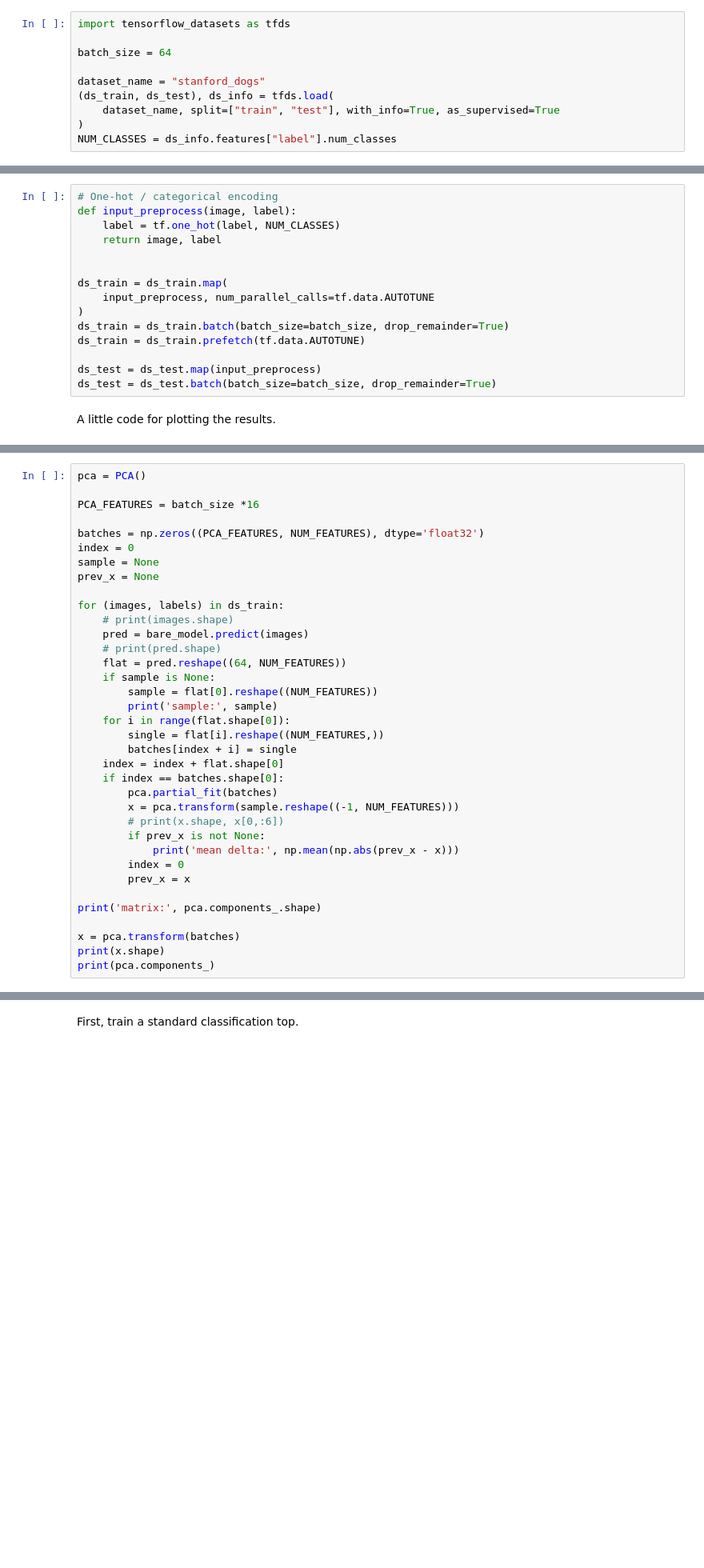
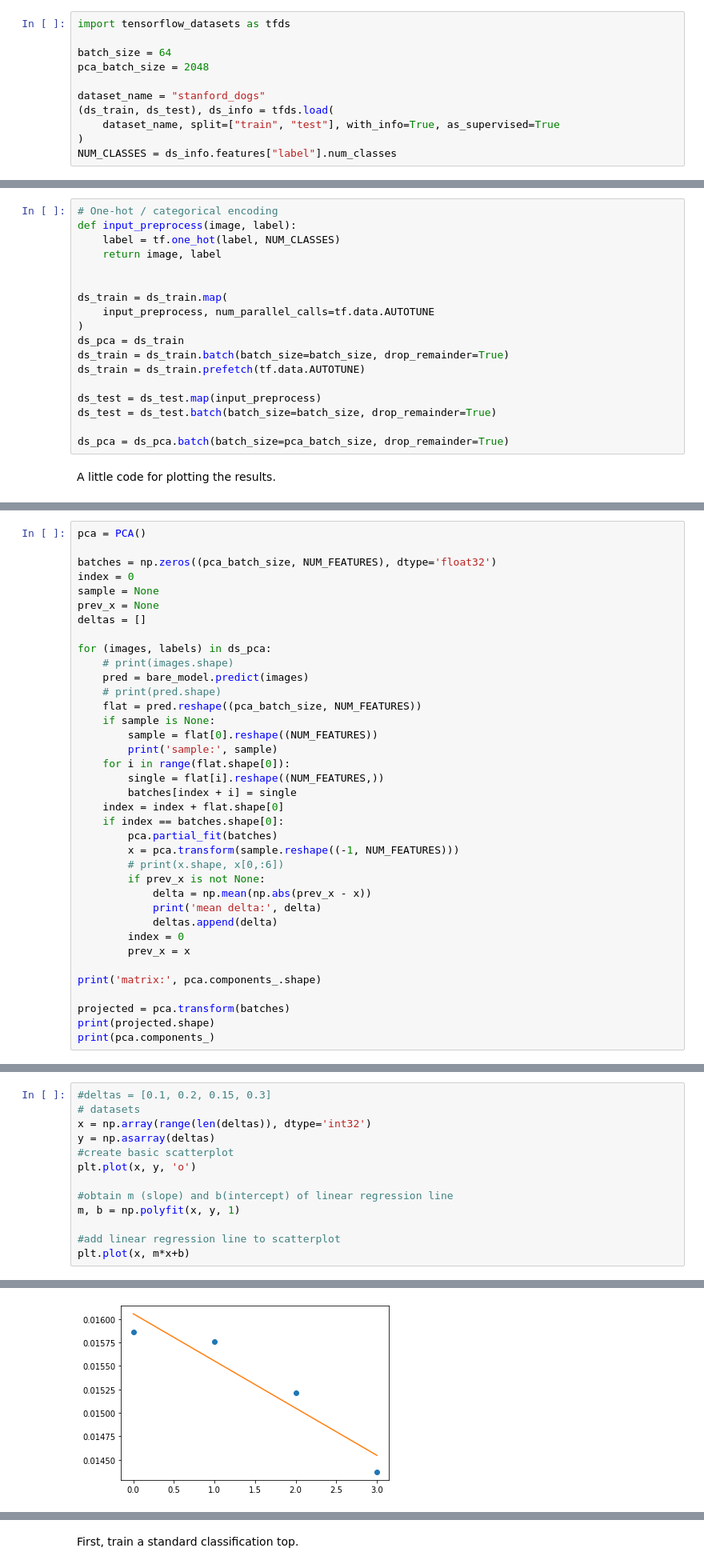
Before and after one commit to LanceNorskog/keras-fbcnn, a Jupyter notebook: notebooks/Bilinear_CNN_PCA_image_classification_efficientnet_fine_tuning.ipynb, the cells around one changed output, grey strips where cells are left out. Shown at 80% size. Cells and saved outputs as stored; diff of their text form; blank space fills up the shorter version.

Commit message:
Added plotting to PCA

```diff
--- a/notebooks/Bilinear_CNN_PCA_image_classification_efficientnet_fine_tuning.ipynb
+++ b/notebooks/Bilinear_CNN_PCA_image_classification_efficientnet_fine_tuning.ipynb
@@ -42,6 +43,7 @@ INFO:tensorflow:Using MirroredStrategy with devices ('/job:localhost/replica:0/t
 import tensorflow_datasets as tfds
 
 batch_size = 64
+pca_batch_size = 2048
 
 dataset_name = "stanford_dogs"
 (ds_train, ds_test), ds_info = tfds.load(
@@ -132,11 +135,14 @@ def input_preprocess(image, label):
 ds_train = ds_train.map(
     input_preprocess, num_parallel_calls=tf.data.AUTOTUNE
 )
+ds_pca = ds_train
 ds_train = ds_train.batch(batch_size=batch_size, drop_remainder=True)
 ds_train = ds_train.prefetch(tf.data.AUTOTUNE)
 
 ds_test = ds_test.map(input_preprocess)
 ds_test = ds_test.batch(batch_size=batch_size, drop_remainder=True)
+
+ds_pca = ds_pca.batch(batch_size=pca_batch_size, drop_remainder=True)
 # %% [markdown]
 A little code for plotting the results.
 # %%
@@ -184,18 +192,17 @@ bare_model = build_model(NUM_CLASSES)
 # %%
 pca = PCA()
 
-PCA_FEATURES = batch_size *16
-
-batches = np.zeros((PCA_FEATURES, NUM_FEATURES), dtype='float32')
+batches = np.zeros((pca_batch_size, NUM_FEATURES), dtype='float32')
 index = 0
 sample = None
 prev_x = None
+deltas = []
 
-for (images, labels) in ds_train:
+for (images, labels) in ds_pca:
     # print(images.shape)
     pred = bare_model.predict(images)
     # print(pred.shape)
-    flat = pred.reshape((64, NUM_FEATURES))
+    flat = pred.reshape((pca_batch_size, NUM_FEATURES))
     if sample is None:
         sample = flat[0].reshape((NUM_FEATURES))
         print('sample:', sample)
@@ -208,13 +215,15 @@ for (images, labels) in ds_train:
         x = pca.transform(sample.reshape((-1, NUM_FEATURES)))
         # print(x.shape, x[0,:6])
         if prev_x is not None:
-            print('mean delta:', np.mean(np.abs(prev_x - x)))
+            delta = np.mean(np.abs(prev_x - x))
+            print('mean delta:', delta)
+            deltas.append(delta)
         index = 0
         prev_x = x
 
 print('matrix:', pca.components_.shape)
 
-x = pca.transform(batches)
-print(x.shape)
+projected = pca.transform(batches)
+print(projected.shape)
 print(pca.components_)
 # %% [output]
@@ -242,0 +275,14 @@ print(pca.n_samples_seen_)
+# %%
+#deltas = [0.1, 0.2, 0.15, 0.3]
+# datasets
+x = np.array(range(len(deltas)), dtype='int32')
+y = np.asarray(deltas)
+#create basic scatterplot
+plt.plot(x, y, 'o')
+
+#obtain m (slope) and b(intercept) of linear regression line
+m, b = np.polyfit(x, y, 1)
+
+#add linear regression line to scatterplot
+plt.plot(x, m*x+b)
+# %% [output]
@@ -242,0 +290 @@ print(pca.n_samples_seen_)
+[figure, added]
```
Also changed, not shown: parts of 14 cells of this notebook.
